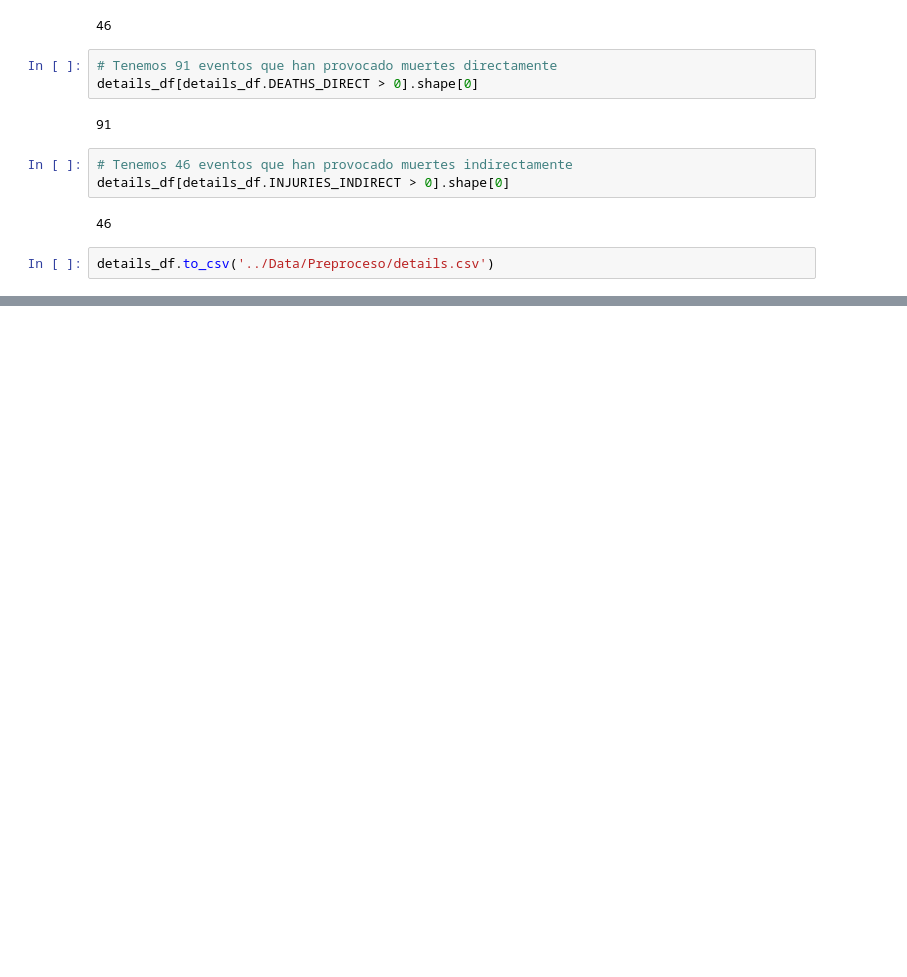
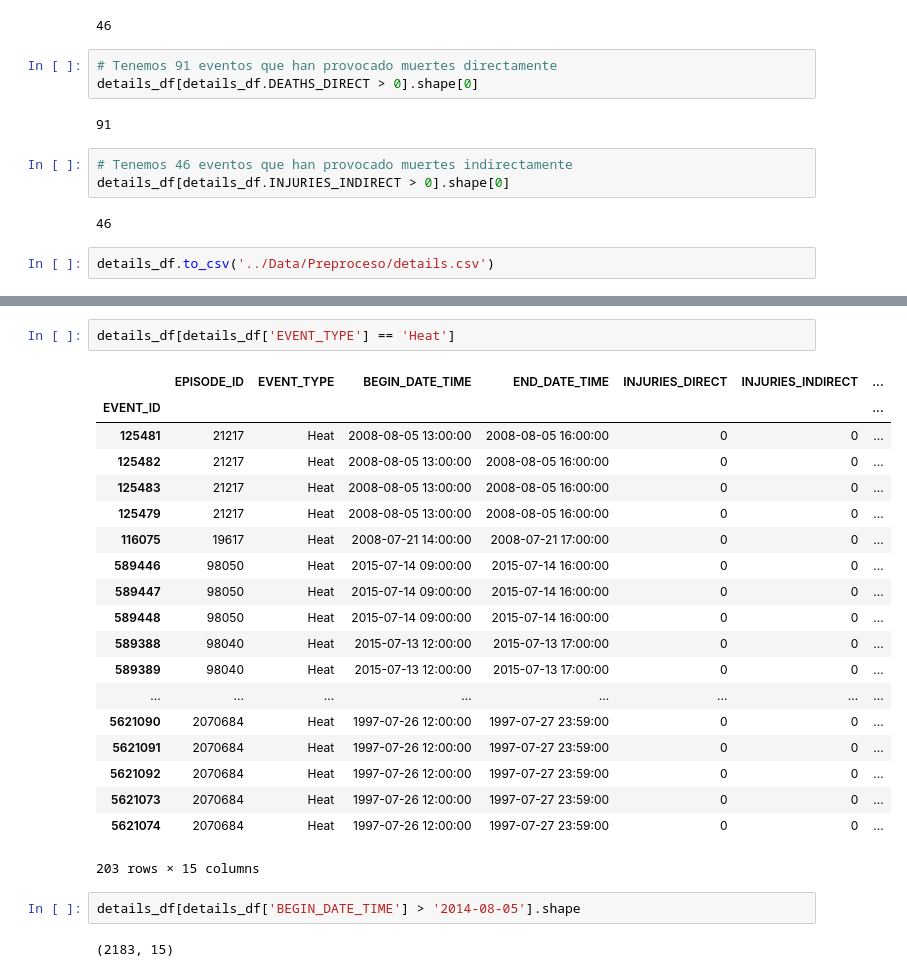
Before and after one commit to AMontoroMontarroso/proyecto_mineria, a Jupyter notebook: Preproceso/preproceso_details_storms.ipynb, the cells around one changed output, grey strips where cells are left out. Drawn from its saved outputs; the diff is of its cells as text; blank space fills up the shorter version.

```diff
--- a/Preproceso/preproceso_details_storms.ipynb
+++ b/Preproceso/preproceso_details_storms.ipynb
@@ -171,0 +182,26 @@ details_df.to_csv('../Data/Preproceso/details.csv')
+# %%
+details_df[details_df['EVENT_TYPE'] == 'Heat']
+# %% [output]
+|  | EPISODE_ID | EVENT_TYPE | BEGIN_DATE_TIME | END_DATE_TIME | INJURIES_DIRECT | INJURIES_INDIRECT | ... |
+| EVENT_ID |  |  |  |  |  |  | ... |
+| 125481 | 21217 | Heat | 2008-08-05 13:00:00 | 2008-08-05 16:00:00 | 0 | 0 | ... |
+| 125482 | 21217 | Heat | 2008-08-05 13:00:00 | 2008-08-05 16:00:00 | 0 | 0 | ... |
+| 125483 | 21217 | Heat | 2008-08-05 13:00:00 | 2008-08-05 16:00:00 | 0 | 0 | ... |
+| 125479 | 21217 | Heat | 2008-08-05 13:00:00 | 2008-08-05 16:00:00 | 0 | 0 | ... |
+| 116075 | 19617 | Heat | 2008-07-21 14:00:00 | 2008-07-21 17:00:00 | 0 | 0 | ... |
+| 589446 | 98050 | Heat | 2015-07-14 09:00:00 | 2015-07-14 16:00:00 | 0 | 0 | ... |
+| 589447 | 98050 | Heat | 2015-07-14 09:00:00 | 2015-07-14 16:00:00 | 0 | 0 | ... |
+| 589448 | 98050 | Heat | 2015-07-14 09:00:00 | 2015-07-14 16:00:00 | 0 | 0 | ... |
+| 589388 | 98040 | Heat | 2015-07-13 12:00:00 | 2015-07-13 17:00:00 | 0 | 0 | ... |
+| 589389 | 98040 | Heat | 2015-07-13 12:00:00 | 2015-07-13 17:00:00 | 0 | 0 | ... |
+| ... | ... | ... | ... | ... | ... | ... | ... |
+| 5621090 | 2070684 | Heat | 1997-07-26 12:00:00 | 1997-07-27 23:59:00 | 0 | 0 | ... |
+| 5621091 | 2070684 | Heat | 1997-07-26 12:00:00 | 1997-07-27 23:59:00 | 0 | 0 | ... |
+| 5621092 | 2070684 | Heat | 1997-07-26 12:00:00 | 1997-07-27 23:59:00 | 0 | 0 | ... |
+| 5621073 | 2070684 | Heat | 1997-07-26 12:00:00 | 1997-07-27 23:59:00 | 0 | 0 | ... |
+| 5621074 | 2070684 | Heat | 1997-07-26 12:00:00 | 1997-07-27 23:59:00 | 0 | 0 | ... |
+203 rows × 15 columns
+# %%
+details_df[details_df['BEGIN_DATE_TIME'] > '2014-08-05'].shape
+# %% [output]
+(2183, 15)
```
Also changed, not shown: parts of 4 cells of this notebook, 2 other files.
